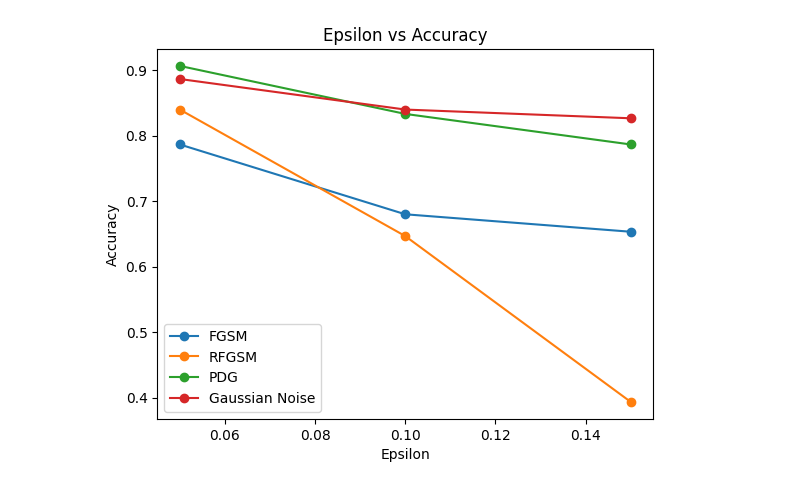
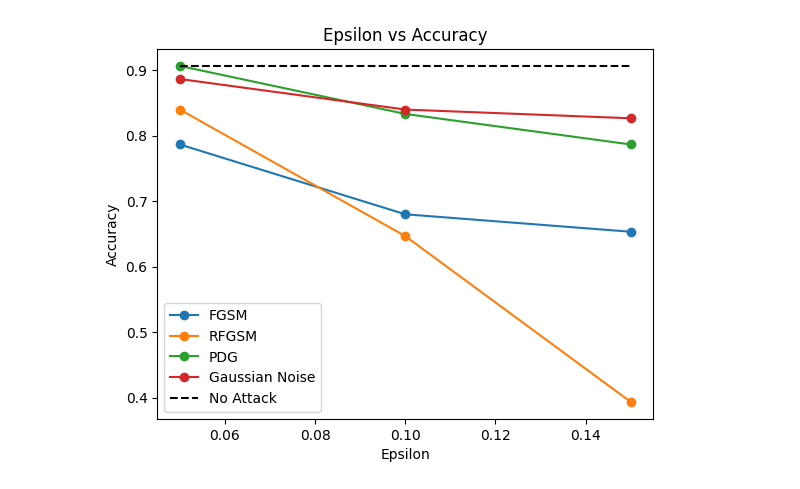
Before and after one commit to SapoPy/Defensa-adversaria-en-redes-neuronales-con-ImageNet, a Jupyter notebook: CambioDeEpsilon.ipynb, the cells around one changed output. Drawn from its saved outputs; the diff is of its cells as text; code cells hidden in the pictures.

Commit message:
Epsilon vs Accuracy para el modelo resnet34

```diff
--- a/CambioDeEpsilon.ipynb
+++ b/CambioDeEpsilon.ipynb
@@ -8,15 +8,19 @@ accuracies_RFGSM = [0.84, 0.6466666666666666, 0.3933333333333333]
 accuracies_PDG = [0.9066666666666666, 0.8333333333333334, 0.7866666666666666]
 accuracies_Noisy = [0.8866666666666667, 0.84, 0.8266666666666667]
 # %%
+acc_clean = 0.9066666666666666
 plt.plot(epsilons, accuracies_FGSM, marker='o', label='FGSM')
 plt.plot(epsilons, accuracies_RFGSM, marker='o', label='RFGSM')
 plt.plot(epsilons, accuracies_PDG, marker='o', label='PDG')
 plt.plot(epsilons, accuracies_Noisy, marker='o', label='Gaussian Noise')
 
+# línea de referencia: accuracy sin ataque
+plt.plot(epsilons, [acc_clean]*len(epsilons), linestyle='--', color='black', label='No Attack')
+
 plt.title('Epsilon vs Accuracy')
-plt.legend()
 plt.xlabel('Epsilon')
 plt.ylabel('Accuracy')
+plt.legend()
 plt.show()
 # %% [output]
-[figure, old version]
+[figure, new version]
```
Also changed, not shown: 1 other file.
